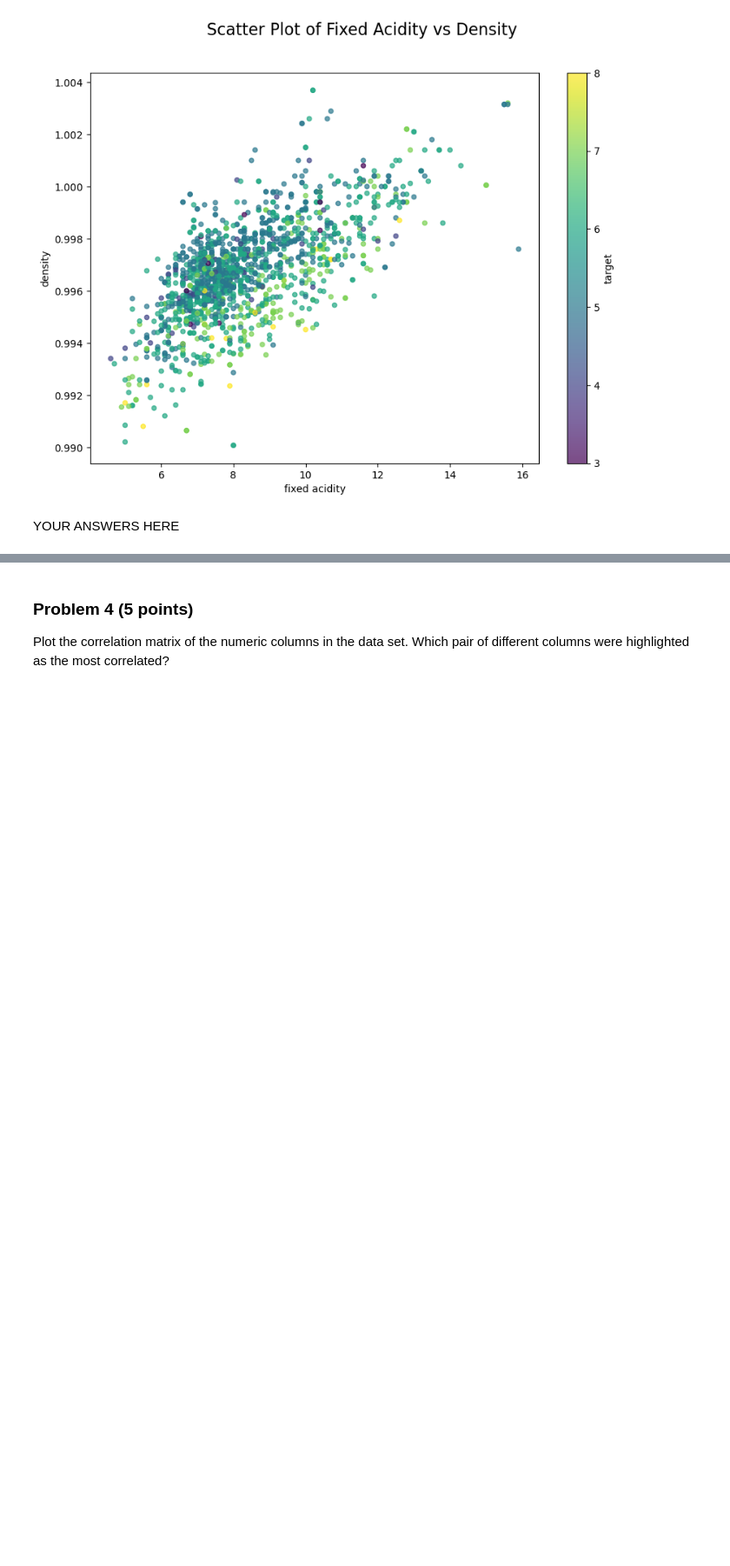
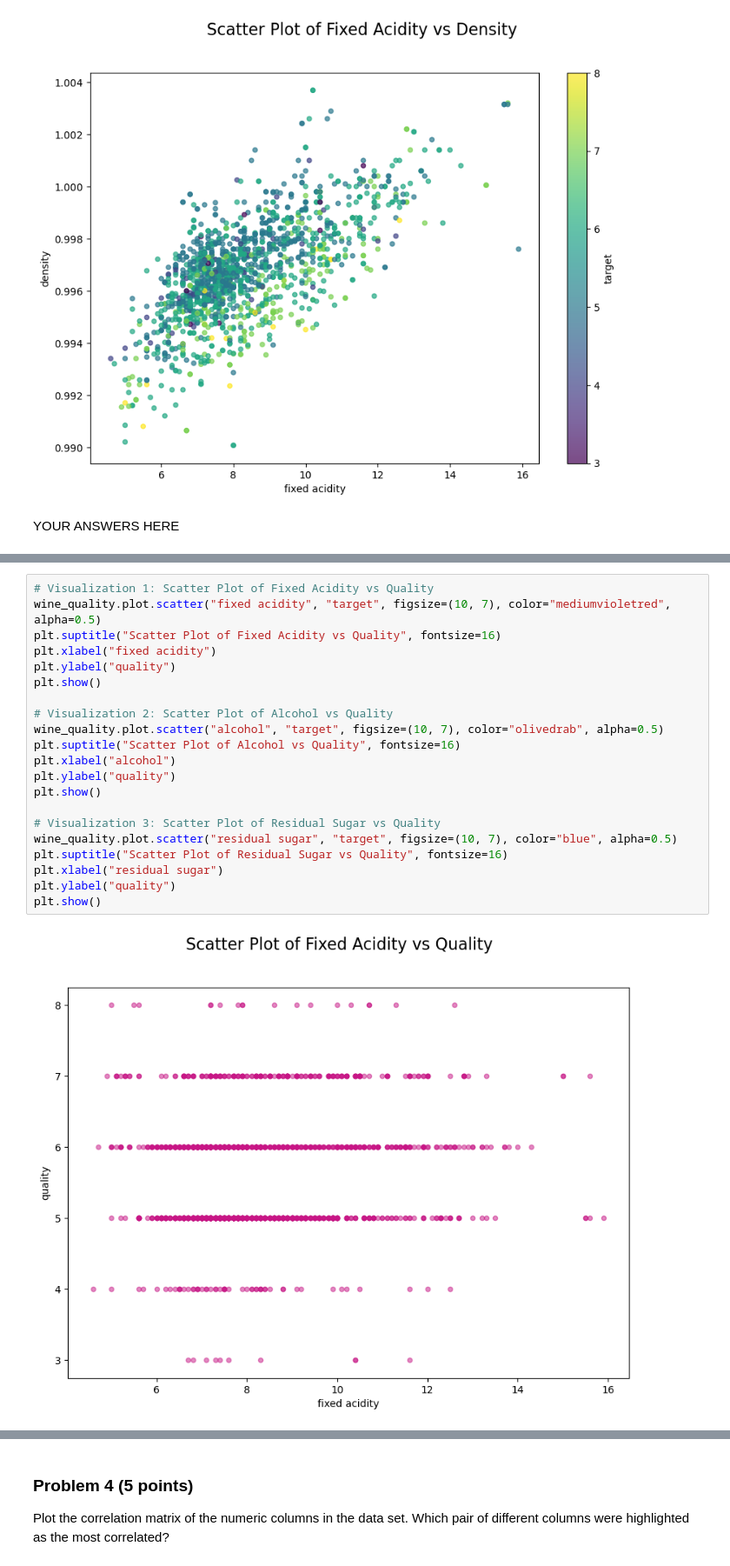
Before and after one commit to veniola/dx602-final-project, a Jupyter notebook: project.ipynb, the cells around one changed output, grey strips where cells are left out. Shown at 87% size. Drawn from its saved outputs; the diff is of its cells as text; blank space fills up the shorter version.

```diff
--- a/project.ipynb
+++ b/project.ipynb
@@ -231,0 +226,23 @@ KeyError: 'SOME COLUMN'
+# %%
+# Visualization 1: Scatter Plot of Fixed Acidity vs Quality
+wine_quality.plot.scatter("fixed acidity", "target", figsize=(10, 7), color="mediumvioletred", alpha=0.5)
+plt.suptitle("Scatter Plot of Fixed Acidity vs Quality", fontsize=16)
+plt.xlabel("fixed acidity")
+plt.ylabel("quality")
+plt.show()
+
+# Visualization 2: Scatter Plot of Alcohol vs Quality
+wine_quality.plot.scatter("alcohol", "target", figsize=(10, 7), color="olivedrab", alpha=0.5)
+plt.suptitle("Scatter Plot of Alcohol vs Quality", fontsize=16)
+plt.xlabel("alcohol")
+plt.ylabel("quality")
+plt.show()
+
+# Visualization 3: Scatter Plot of Residual Sugar vs Quality
+wine_quality.plot.scatter("residual sugar", "target", figsize=(10, 7), color="blue", alpha=0.5)
+plt.suptitle("Scatter Plot of Residual Sugar vs Quality", fontsize=16)
+plt.xlabel("residual sugar")
+plt.ylabel("quality")
+plt.show()
+# %% [output]
+[figure, added]
```
Also changed, not shown: parts of 13 cells of this notebook.
